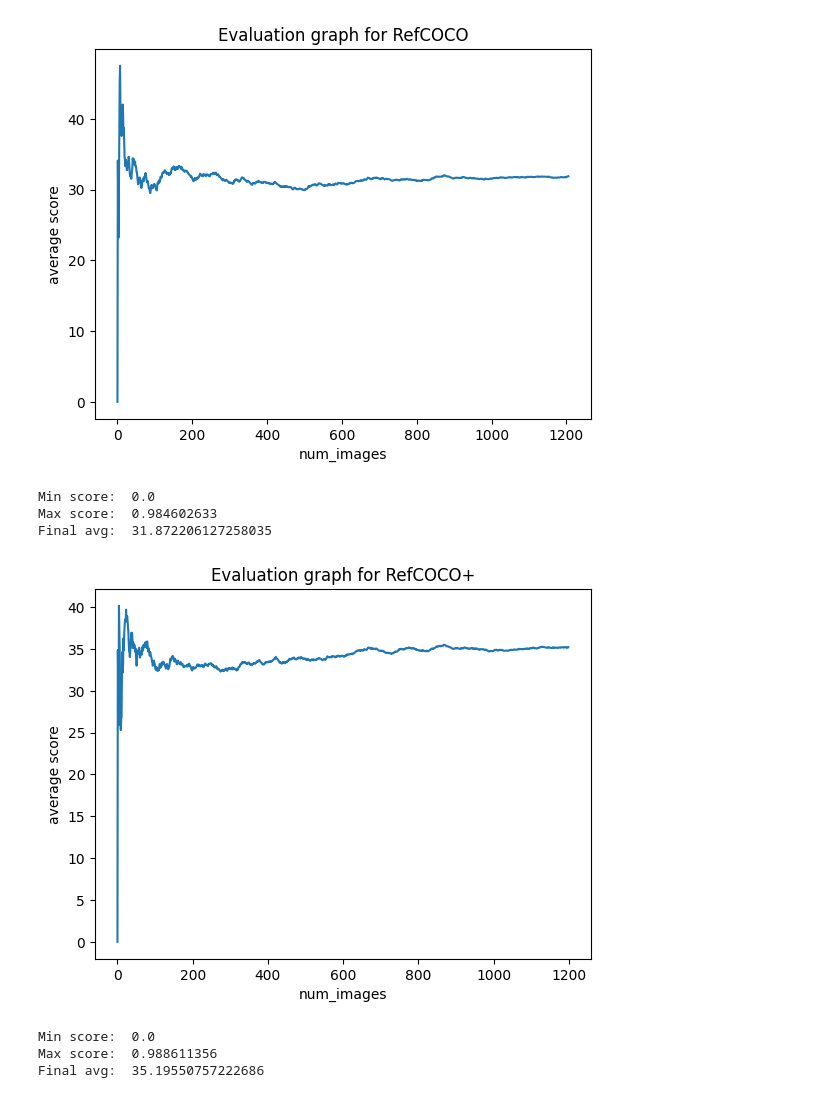
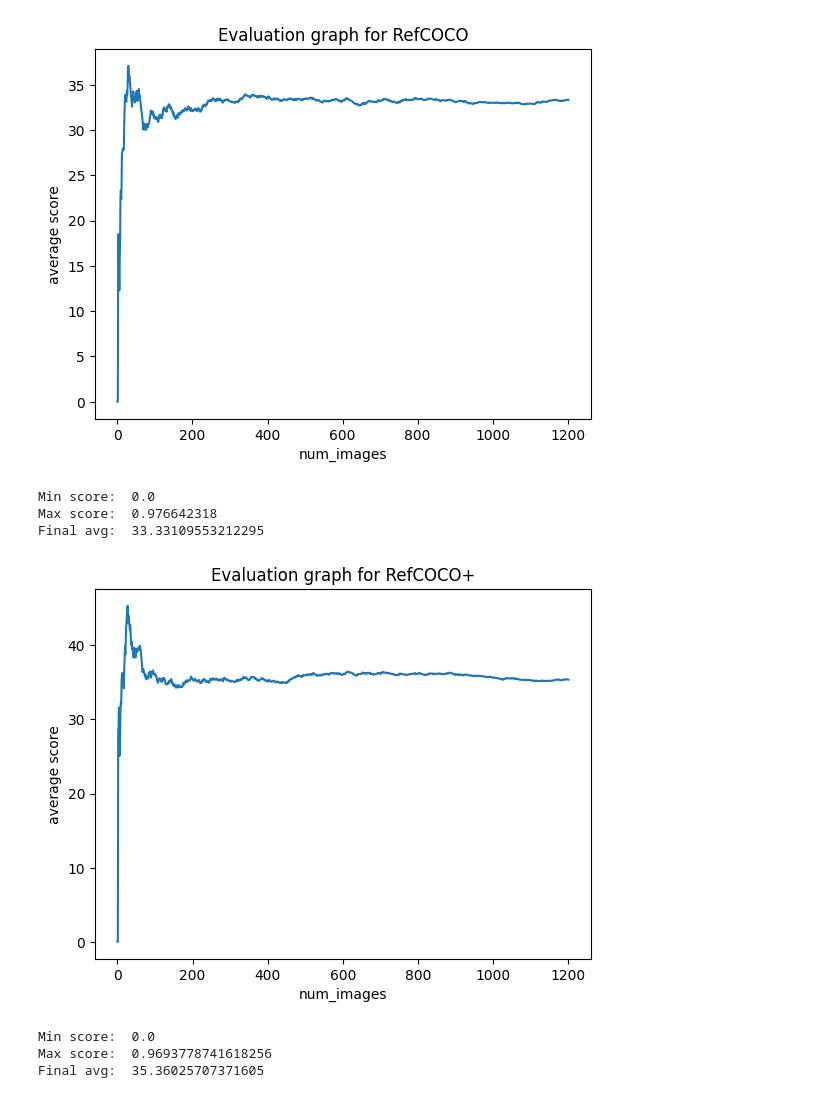
Before and after one commit to zixinglin07/instance-lseg, a Jupyter notebook: Evaluation Graphs.ipynb, the cells around one changed output. Saved outputs shown, nothing was run; the diff lists cells and outputs as text; code cells hidden in the pictures.

```diff
--- a/Evaluation Graphs.ipynb
+++ b/Evaluation Graphs.ipynb
@@ -17,40 +17,41 @@ def calculate_average(lst):
 # %%
 import matplotlib.pyplot as plt
 # Example usage
-csv_file_path = 'iou_log_refcoco.csv'
+csv_file_path = 'final_eval/refcoco.csv'
 imported_data = import_data_from_csv(csv_file_path)
+#print(imported_data[0])
 scores = [float(sublist[3]) for sublist in imported_data]
 enum = [i for i in range(len(scores))]
 
 avg_list = []
 for i in range(len(scores)):
     sublist = scores[0:i]
     avg_list.append(calculate_average(sublist)*100)
 
 plt.plot(enum, avg_list)
 
 # Adding labels and title
 plt.xlabel('num_images')
 plt.ylabel('average score')
 plt.title('Evaluation graph for RefCOCO')
 
 # Displaying the plot
 plt.show()
 print("Min score: ",min(scores))
 print("Max score: ",max(scores))
 print("Final avg: ", avg_list[-1])
 # %% [output]
-[figure, old version]
+[figure, new version]
 Min score:  0.0
-Max score:  0.984602633
-Final avg:  31.872206127258035
+Max score:  0.976642318
+Final avg:  33.33109553212295
 # %%
 
 # Example usage
-csv_file_path = 'iou_log_refcoco+.csv'
+csv_file_path = 'final_eval/refcoco+.csv'
 imported_data = import_data_from_csv(csv_file_path)
 scores = [float(sublist[3]) for sublist in imported_data]
-plus_scores = scores[:1200]
+plus_scores = scores#[:1200]
 enum = [i for i in range(len(plus_scores))]
 plus_avg_list = []
 for i in range(len(plus_scores)):
@@ -70,9 +71,9 @@ print("Min score: ",min(plus_scores))
 print("Max score: ",max(plus_scores))
 print("Final avg: ", plus_avg_list[-1])
 # %% [output]
-[figure, old version]
+[figure, new version]
 Min score:  0.0
-Max score:  0.988611356
-Final avg:  35.19550757222686
+Max score:  0.9693778741618256
+Final avg:  35.36025707371605
 # %%
 # Example usage
```
Also changed, not shown: parts of 2 cells of this notebook, 9 other files.
